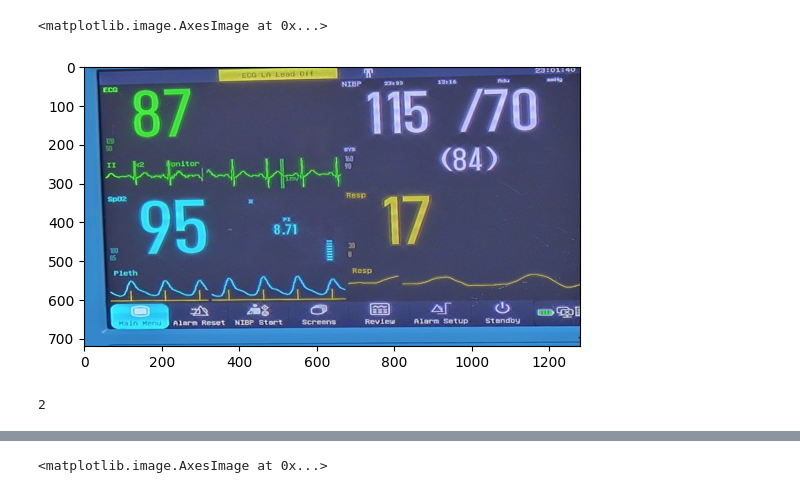
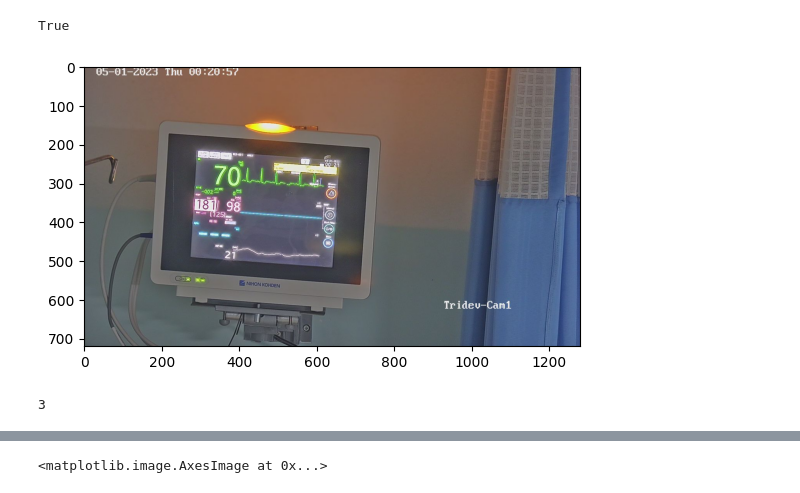
Before and after one commit to COPS-IITBHU/Vital-Extraction-Challenge, a Jupyter notebook: main.ipynb, the cells around one changed output, grey strips where cells are left out. Cells and saved outputs as stored; diff of their text form; code cells hidden in the pictures.

```diff
--- a/main.ipynb
+++ b/main.ipynb
@@ -112,15 +48,15 @@ TEST_IMG_DIR = f"val/{img_classes[0]}"
 
 imlis = os.listdir(TEST_IMG_DIR)
 imloc = f"{TEST_IMG_DIR}/{imlis[5]}"
-
+imloc = "test_data/tridevdeoghar_icu_mon--4_2023_1_5_0_20_2.jpeg"
 image = cv2.cvtColor(cv2.imread(imloc), cv2.COLOR_BGR2RGB)
 ocr_io = cv2.resize(image, (320, 180))
 class_io = cv2.resize(image, (640, 360))
 
 
-# mask = segmentation.maskPred(image)
-# # print(mask)
-# (ocr_io, class_io, orig_io) =  correct_perspective.correctPerspective(image, mask)
+mask = segmentation.maskPred(image)
+# # # print(mask)
+(ocr_io, class_io, orig_io) =  correct_perspective.correctPerspective(image, mask)
 label = classifier.classification(class_io)
 
 #label = 2
@@ -128,8 +64,8 @@ if label==1:
     candidates =  OCR.get_text(class_io, det=True)
     ocr_io = class_io
 elif label == 3:
-    kernel = np.array([[-1,-1,-1], [-1,9,-1], [-1,-1,-1]])
-    ocr_io = cv2.filter2D(ocr_io, -1, kernel)
+    # kernel = np.array([[-1,-1,-1], [-1,9,-1], [-1,-1,-1]])
+    # ocr_io = cv2.filter2D(ocr_io, -1, kernel)
 
     candidates =  OCR.get_text(ocr_io[:, :115], det=True)
 else:
@@ -231,9 +166,10 @@ Wall time: 854 ms
 # %%
 plt.imshow(image)
+cv2.imwrite('results/pipeline_imgs/ip.jpg', cv2.cvtColor(image, cv2.COLOR_RGB2BGR))
 # %% [output]
-<matplotlib.image.AxesImage at 0x...>
+True
-[figure, old version]
+[figure, new version]
 # %%
 print(label)
 # %% [output]
-2
+3
```
Also changed, not shown: parts of 10 cells of this notebook, 9 other files.
